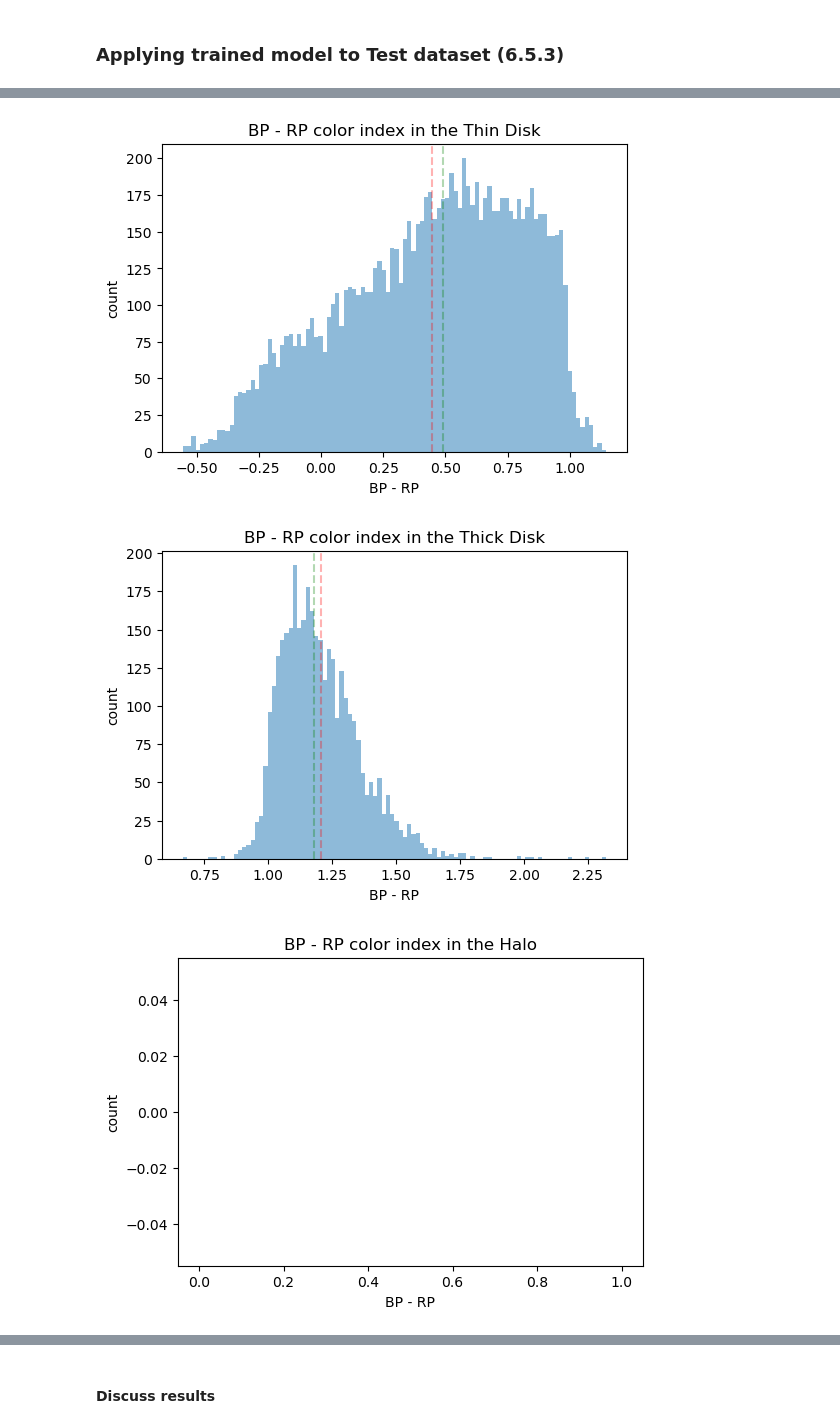
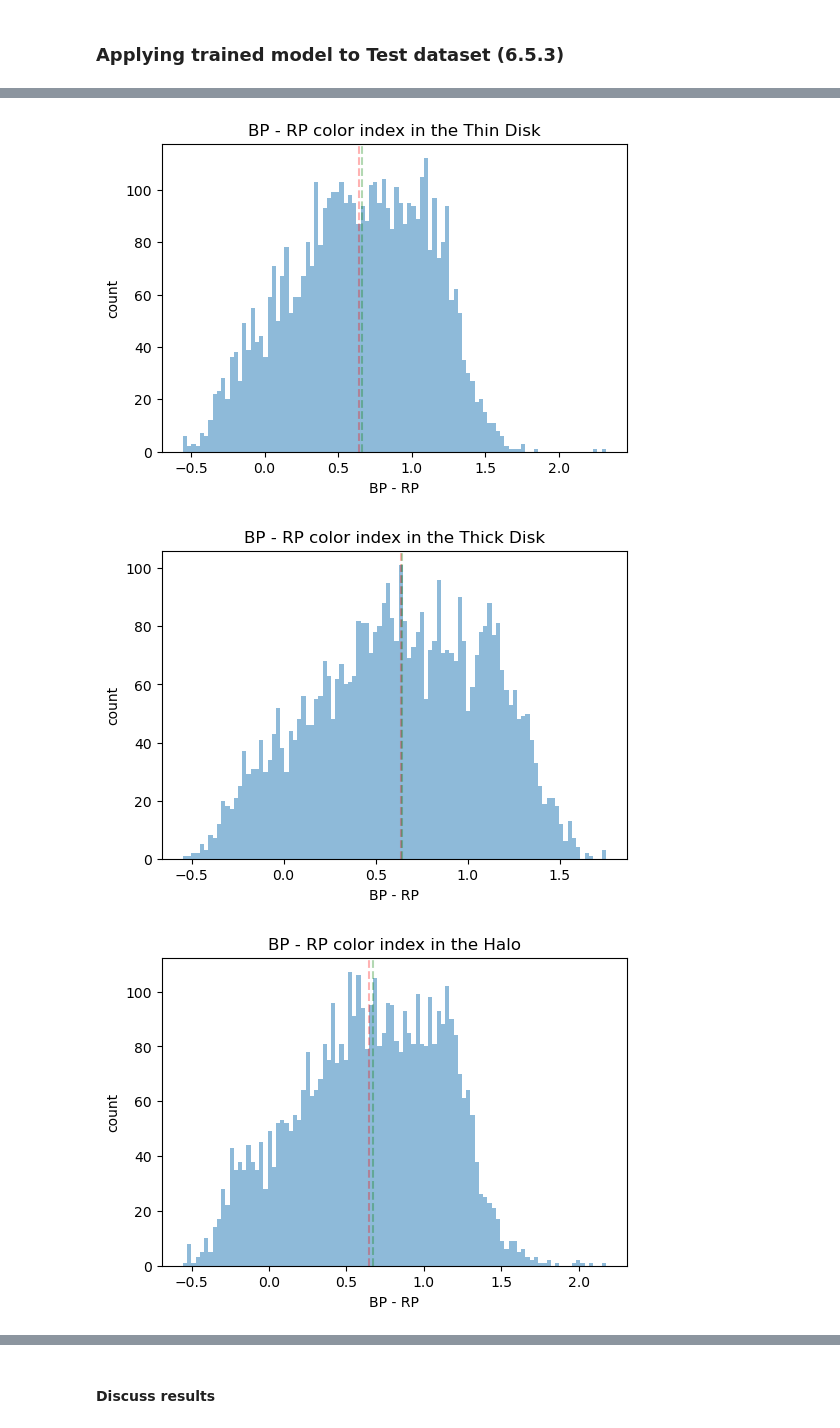
Before and after one commit to Chartman25/UnigeMasters, a Jupyter notebook: Astrophysics_and_Data_Analysis/ProjectA3_RandForest.ipynb, the cells around one changed output, grey strips where cells are left out. Cells and saved outputs as stored; diff of their text form; code cells hidden in the pictures.

```diff
--- a/Astrophysics_and_Data_Analysis/ProjectA3_RandForest.ipynb
+++ b/Astrophysics_and_Data_Analysis/ProjectA3_RandForest.ipynb
@@ -1288,7 +1326,7 @@ class RandomForest:
 
 #### Similarly to the decision tree tests, create an instance of the random forest, get predictions from our class, and calculate the accuracy, confusion matrix, and F1 scores
 # %%
-rand = RandomForest(3, 4,3,4,5,dataset=X_np, labels=y_np)
+rand = RandomForest(3, 4,3,4,5,dataset=X_np_norm, labels=y_np)
 # %%
-fitted = rand.fit(X_train_np, y_train_np)
+fitted = rand.fit(X_train_np_norm, y_train_np)
 # %%
@@ -1593,6 +1631,7 @@ test_data =  pd.read_csv("C:\\Users\\casey\\UnigeMasters\\Astrophysics_and_Data_
 test_data_new = test_data.drop(['Unnamed: 0'], axis=1)
 # %%
 X_test_np = test_data_new.to_numpy()
+X_test_np_norm = AC.min_maxing(test_data_new, range=-1).to_numpy()
 print(X_test_np[0])
 # %% [output]
 [ 1.14832441e+02  2.01415370e+01  1.55294973e+01 -2.17218356e+01
@@ -1601,4 +1641,4 @@ print(X_test_np[0])
 # %%
-predicted_test_data = fitted.predict(X_test_np)
+predicted_test_data = fitted.predict(X_test_np_norm)
 print(predicted_test_data)
 # %% [output]
@@ -1675,32 +1715,32 @@ Text(0.5, 1.0, 'G Magnitude Distributions in the Halo')
 # %%
 plt.subplots(figsize=(6, 4))
 plt.hist(thin_disk['bp_rp'], bins=100, alpha=.5)
 plt.axvline(np.mean(thin_disk['bp_rp']), linestyle='--', color='r', alpha=.3)
 plt.axvline(np.median(thin_disk['bp_rp']), linestyle='--', color='g', alpha=.3)
 plt.xlabel('BP - RP')
 plt.ylabel('count')
 plt.title('BP - RP color index in the Thin Disk')
 
 plt.subplots(figsize=(6, 4))
 plt.hist(thick_disk['bp_rp'], bins=100, alpha=.5)
 plt.axvline(np.mean(thick_disk['bp_rp']), linestyle='--', color='r', alpha=.3)
 plt.axvline(np.median(thick_disk['bp_rp']), linestyle='--', color='g', alpha=.3)
 plt.xlabel('BP - RP')
 plt.ylabel('count')
 plt.title('BP - RP color index in the Thick Disk')
 
 plt.subplots(figsize=(6, 4))
-plt.hist(halo['bp_rp'], bins=50, alpha=.5)
+plt.hist(halo['bp_rp'], bins=100, alpha=.5)
 plt.axvline(np.mean(halo['bp_rp']), linestyle='--', color='r', alpha=.3)
 plt.axvline(np.median(halo['bp_rp']), linestyle='--', color='g', alpha=.3)
 plt.xlabel('BP - RP')
 plt.ylabel('count')
 plt.title('BP - RP color index in the Halo')
 # %% [output]
 Text(0.5, 1.0, 'BP - RP color index in the Halo')
-[figure, old version]
+[figure, new version]
-[figure, old version]
+[figure, new version]
-[figure, old version]
+[figure, new version]
 # %%
 plt.subplots(figsize=(6, 4))
 plt.hist(thin_disk['plx'], bins=500, alpha=.5)
```
Also changed, not shown: parts of 40 cells of this notebook, 2 other files.
